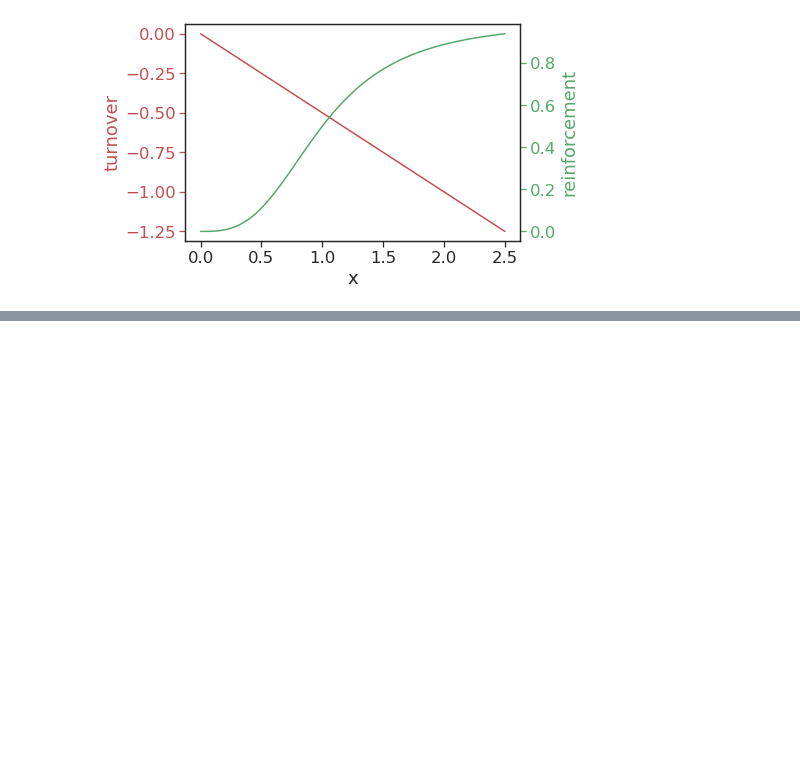
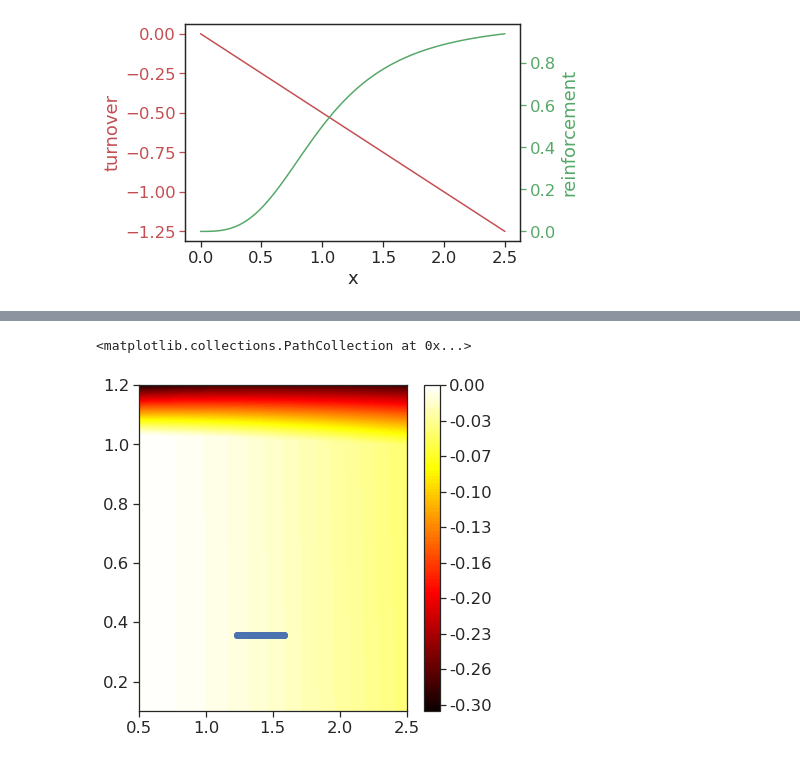
Before and after one commit to chris-price19/cell-mech-memory, a Jupyter notebook: SI-figs_v1.ipynb, the cells around one changed output, grey strips where cells are left out. Cells and saved outputs as stored; diff of their text form; code cells hidden in the pictures; blank space fills up the shorter version.

```diff
--- a/SI-figs_v1.ipynb
+++ b/SI-figs_v1.ipynb
@@ -66,19 +66,24 @@ Text(0.5, 0, 'x')
 
 from scipy.signal import argrelextrema
 
-res = 500
+params = {}
+params['kc'] = 1.
+params['km'] = 'stiff'
+params['n'] = 3
+params['m0'] = 3.
+params['x_c'] = x_crit(params['n'])
+params['tau'] = 1.
+
+res = 100
 m_space = np.linspace(.1, 1.2, res)
-a_space = np.linspace(0.5, 1.5, int(res/1))
+a_space = np.linspace(0.5, 2.5, int(res/1))
 x_space = np.linspace(0, 3, res)
 
-m0 = 1.
-tau = 1.
+x_c = x_crit(n)
+a_c = alpha_crit(n, m_space, params)
+m_c = scipy.optimize.fsolve(m_crit_general, 0.5, args=(params), xtol=1e-10)[0] / params['m0']
 
-x_c = x_crit(n)
-a_c = alpha_crit(n, tau)
-m_c = m_crit_over_m0(n, tau)
-
-print('a_c = %f, x_c = %f, m_c = %f' % (a_c, x_c, m_c))
+# print('a_c = %f, x_c = %f, m_c = %f' % (a_c, x_c, m_c))
 
 Uma = np.zeros((len(m_space),len(a_space)))
 nummins = np.zeros((len(m_space),len(a_space)))
@@ -90,29 +95,19 @@ for ai, aa in enumerate(a_space):
         xoutlist = []
         for xi, xx in enumerate(x_guess):
 
-            xout = scipy.optimize.fsolve(x_equil, xx, args=(mm, m0, tau, aa, 3), xtol=1e-10)[0]
+            xout = scipy.optimize.fsolve(x_equil, xx, args=(mm, aa, params), xtol=1e-10)[0]
             xout = np.round(xout, 6)
             xoutlist.append(xout)
 
         xoutlist = np.unique(xoutlist)
         x_stiff = 1-np.exp(-mm/m0)
-        Uma[mi,ai] = U(x_stiff, xoutlist, aa, tau, 3)
+        Uma[mi,ai] = np.amin(U(f_m, mm, xoutlist, aa, params))
 
-print(Uma)
-# lenmins = []
-# for ai, aa in enumerate(a_space):
-#     for mi, mm in enumerate(m_space):
-#         Uvec = U(x_stiff, x_space, aa, tau, 3)
-#         mins = Uvec[argrelextrema(np.diff(Uvec), np.less)[0]]
-#         if len(mins) not in lenmins:
-#             lenmins.append(len(mins))
-
-# print(lenmins)
-#         nummins[mi,ai]
 mm, aa = np.meshgrid(m_space,a_space)
 
 fig, ax = plt.subplots(1,1,figsize=(6,6))
 
 cf = ax.contourf(aa, mm, Uma, levels=100, cmap=cm.hot)
 cb = plt.colorbar(cf, ax=ax, format='%.2f')
-ax.scatter(a_c, m_c)
+ax.scatter(a_c, np.ones(len(a_c)) * m_c / params['m0'])
+# %% [output]
@@ -118,0 +116,2 @@ ax.scatter(a_c, m_c)
+<matplotlib.collections.PathCollection at 0x...>
+[figure, added]
```
Also changed, not shown: parts of 5 cells of this notebook, 7 other files.
